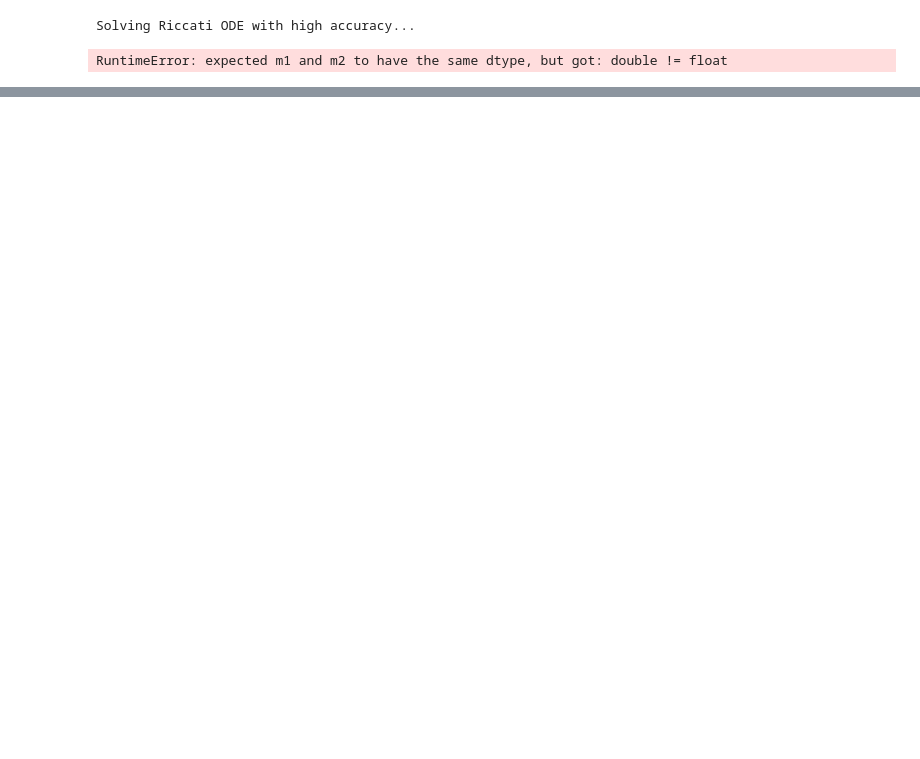
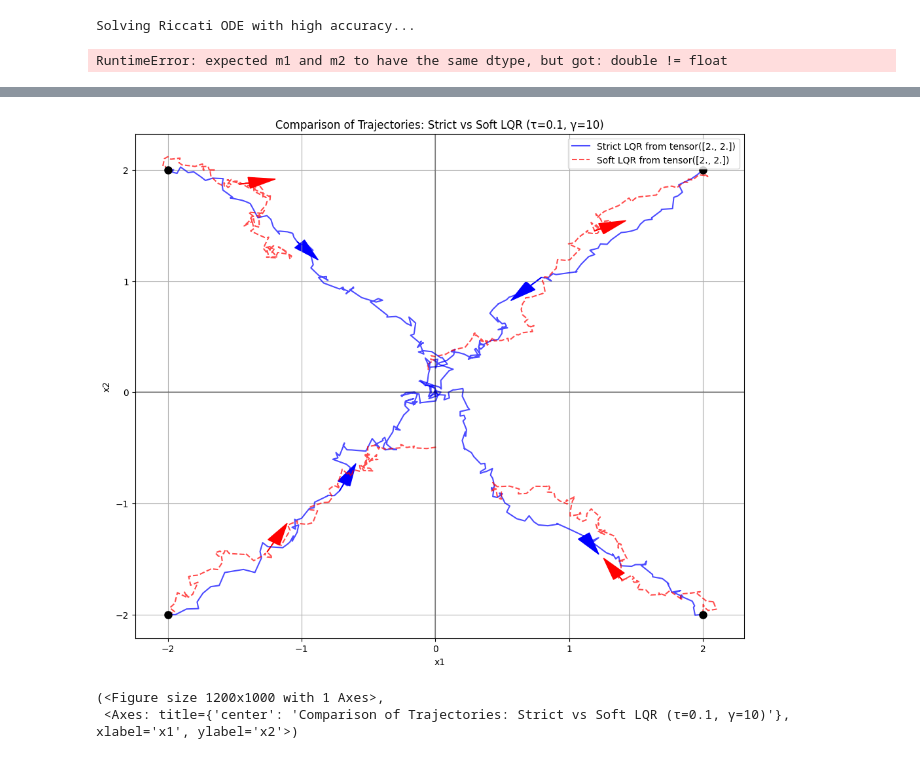
Before and after one commit to viharparon/SCDAA-Group, a Jupyter notebook: test.ipynb, the cells around one changed output, grey strips where cells are left out. Cells and saved outputs as stored; diff of their text form; code cells hidden in the pictures; blank space fills up the shorter version.

```diff
--- a/test.ipynb
+++ b/test.ipynb
@@ -1079,6 +1103,7 @@ class LQR:
         self.H = H.numpy() if isinstance(H, torch.Tensor) else H
         self.M = M.numpy() if isinstance(M, torch.Tensor) else M
         self.sigma = sigma
+
         self.C = C.numpy() if isinstance(C, torch.Tensor) else C
         self.D = D.numpy() if isinstance(D, torch.Tensor) else D
         self.R = R.numpy() if isinstance(R, torch.Tensor) else R
@@ -1089,7 +1114,7 @@ class LQR:
         self.H_torch = H if isinstance(H, torch.Tensor) else torch.tensor(H, dtype=torch.float32)
         self.M_torch = M if isinstance(M, torch.Tensor) else torch.tensor(M, dtype=torch.float32)
         self.D_torch = D if isinstance(D, torch.Tensor) else torch.tensor(D, dtype=torch.float32)
-
+        self.sigma_torch  = sigma if isinstance(sigma, torch.Tensor) else torch.tensor(sigma, dtype=torch.float32)
         # Solve Riccati equation
         self.S = self.solve_riccati()
 
@@ -1112,8 +1137,8 @@ class LQR:
             self.R.flatten(),
             t_eval=self.time_grid[::-1],  # Reverse time grid for backward integration
             method='RK45',
-            rtol=1e-10,
-            atol=1e-10
+            rtol=1e-11,
+            atol=1e-11
         )
 
         # Create dictionary mapping time points to S matrices
@@ -1223,9 +1248,12 @@ class LQR:
         errors = {scheme: [] for scheme in schemes}
 
         for N in N_values:
+            print(f"Finished for N={N} out of {len(N_values)} runs")
             for scheme in schemes:
                 total_error = 0.0
-                for _ in range(num_samples):
+                for i in range(num_samples):
+                    if not i % 75:
+                        print(f"Finished {i} out of {num_samples}")
                     if scheme == 'explicit':
                         x_final = self.explicit_scheme(x0, N)
                     else:  # implicit
@@ -1255,7 +1283,9 @@ class LQR:
 
         # Generate simulation results for all needed samples
         for scheme in schemes:
-            for _ in range(max_samples):
+            for i in range(max_samples):
+                if not i % 100:
+                    print(f"Finished {i} out of {max_samples}")
                 if scheme == 'explicit':
                     x_final = self.explicit_scheme(x0, N)
                 else:  # implicit
@@ -1265,6 +1295,7 @@ class LQR:
                 final_value = x_final.T @ self.S[self.T] @ x_final
                 error = torch.abs(true_value - final_value).item()
                 sim_results[scheme].append(error)
+            print("Finished", scheme)
 
         # Calculate errors for different sample sizes
         for scheme in schemes:
@@ -1283,10 +1314,11 @@ def test_lqr_monte_carlo():
     D = torch.tensor([[1.0, 0.1], [0.1, 1.0]]) * 0.1
     R = torch.tensor([[1.0, 0.3], [0.3, 1.0]]) * 10.0
     T = 0.5
-    time_grid = torch.linspace(0, T, 200)
+    time_grid = torch.linspace(0, T, 1000)
 
     # Create LQR solver
     lqr = LQR(H, M, sigma, C, D, R, T, time_grid)
+    print("LQR finished")
 
     # Test states
     x0 = torch.tensor([[1.0], [1.0]])
@@ -1294,11 +1326,11 @@ def test_lqr_monte_carlo():
 
     # Test time step convergence
     schemes = ['explicit', 'implicit']
-    N_values = [2**i for i in range(1, 12)]
-    num_samples = 5000
+    N_values = [2**i for i in range(1, 8)] # should be range 12
+    num_samples = 1000 # Should be 10k for the final run
 
     errors, true_value = lqr.monte_carlo_time_steps(x0, schemes, N_values, num_samples, seed=42)
-
+    print("MC finished time")
     # Plot time step convergence
     plt.figure(figsize=(10, 6))
     for scheme in schemes:
@@ -1309,7 +1341,7 @@ def test_lqr_monte_carlo():
     y_ref_half = true_value.item() * x_ref[0]**0.5 / x_ref**0.5
     y_ref_one = true_value.item() * x_ref[0] / x_ref
 
-    plt.loglog(x_ref, y_ref_half, '--', label='O(N^(-1/2))')
+    # plt.loglog(x_ref, y_ref_half, '--', label='O(N^(-1/2))')
     # plt.loglog(x_ref, y_ref_one, '-.', label='O(N^(-1))')
 
     plt.xlabel('Number of Time Steps (N)')
@@ -1321,8 +1353,8 @@ def test_lqr_monte_carlo():
     plt.show()
 
     # Test sample size convergence
-    N = 10000  # Fixed large number of time steps
-    sample_values = [2 * 4**i for i in range(6)]
+    N = 1500  # Fixed large number of time steps should be 10k for final run
+    sample_values = [2 * 4**i for i in range(5)] # should be range 6
 
     errors, true_value = lqr.monte_carlo_samples(x0, schemes, N, sample_values, seed=42)
 
@@ -1344,5 +1376,3 @@ def test_lqr_monte_carlo():
     plt.grid(True, which="both", ls="--")
     plt.tight_layout()
     plt.show()
-
-test_lqr_monte_carlo()
@@ -1592,0 +1721,6 @@ compare_lqr_policies()
+# %%
+run_soft_lqr_comparison()
+# %% [output]
+[figure, added]
+(<Figure size 1200x1000 with 1 Axes>,
+ <Axes: title={'center': 'Comparison of Trajectories: Strict vs Soft LQR (τ=0.1, γ=10)'}, xlabel='x1', ylabel='x2'>)
```
Also changed, not shown: parts of 4 cells of this notebook, 1 other file.
